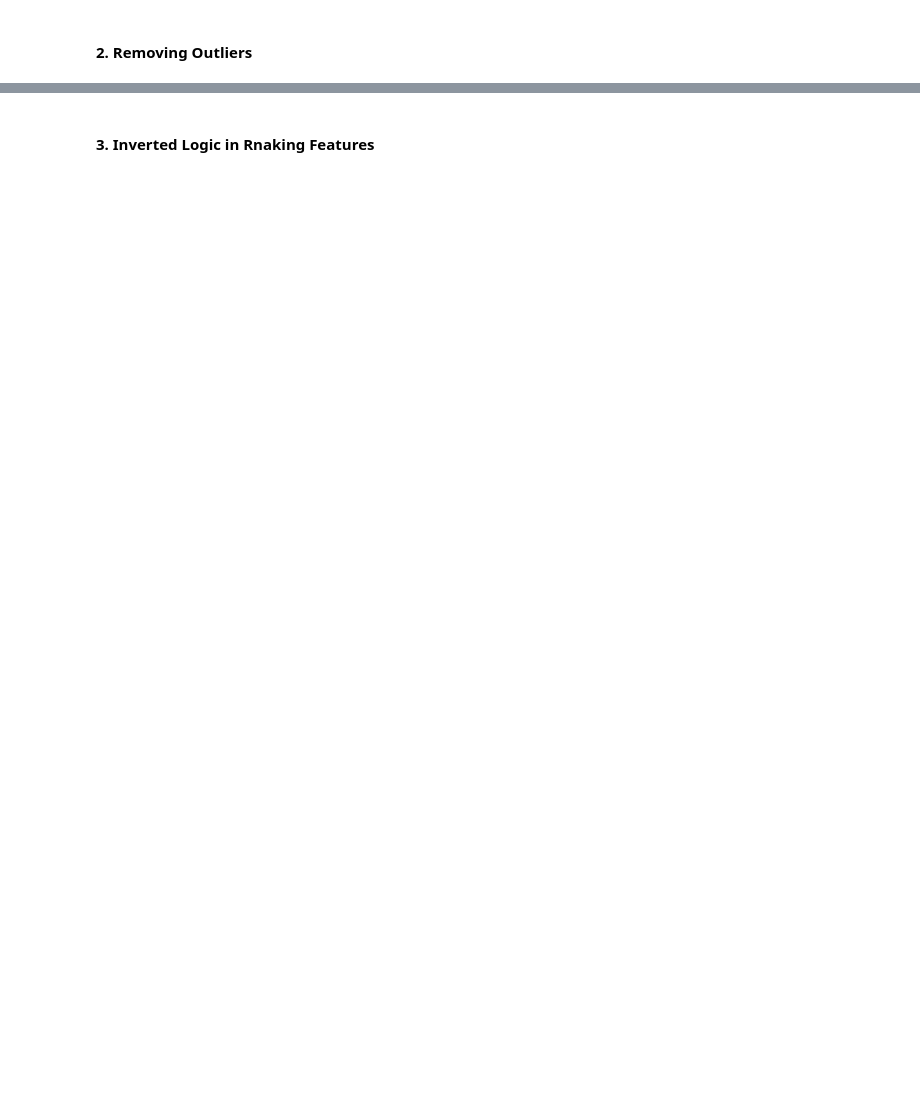
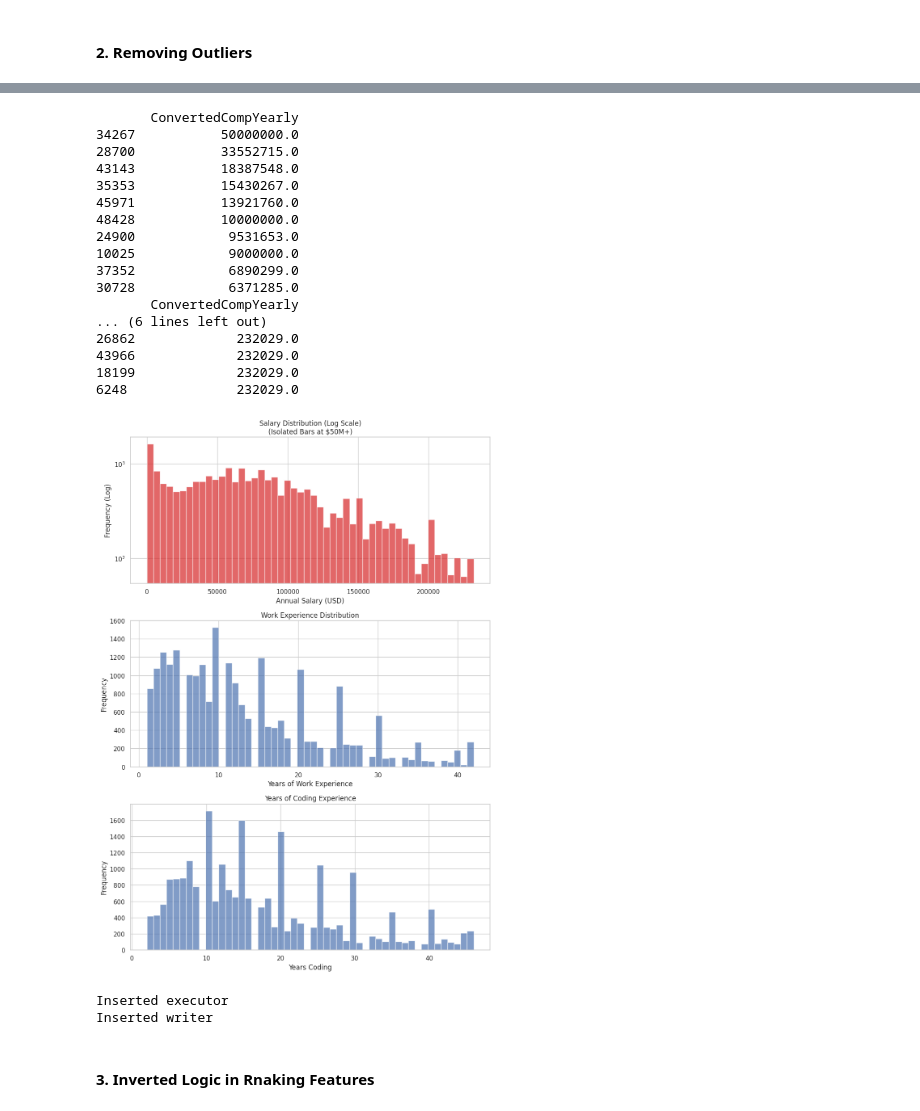
Before and after one commit to jonnyCap/BI---Data-Analytics, a Jupyter notebook: data-analytics-notebook.ipynb, the cells around one changed output, grey strips where cells are left out. Cells and saved outputs as stored; diff of their text form; code cells hidden in the pictures; blank space fills up the shorter version.

```diff
--- a/data-analytics-notebook.ipynb
+++ b/data-analytics-notebook.ipynb
@@ -1903,7 +2131,7 @@ def removeOutliers(df: pd.DataFrame, outliers_report: dict) -> pd.DataFrame:
     plt.title("Salary Distribution (Log Scale)\n(After Removing Top 3 Outliers)")
     plt.xlabel("Annual Salary (USD)")
     plt.ylabel("Frequency (Log)")"""
-    plot_outliers(dfNew)
+    plot_outliers(dfNew, 1)
     return dfNew
 
 
@@ -1921,33 +2149,54 @@ outlier_remover_executor = [
 engine.insert(outlier_remover_executor, prefixes=prefixes)
 
 print("Inserted executor")
 
 outlier_remover_uuid_writer = "c6b8ac8d-6662-4b90-8913-1846063a3211"
 td_comment2 = """
 Removed the outliers with the help of the 0,95 perceptile
 """
 
 outlier_remover_activity = [
     ':handle_outliers rdf:type prov:Activity .',
     ':handle_outliers rdfs:label "Remove extreme salary outliers above 99th percentile" .',
     ':handle_outliers sc:isPartOf :data_preparation_phase .',
     ':handle_outliers rdfs:comment \'Data Preparation\' .',
     f':handle_outliers rdfs:comment2 """{td_comment2}""" .',
     f':handle_outliers prov:startedAtTime "{start_time_td}"^^xsd:dateTime .',
     f':handle_outliers prov:endedAtTime "{end_time_td}"^^xsd:dateTime .',
     f':handle_outliers prov:qualifiedAssociation :{outlier_remover_uuid_writer} .',
     f':{outlier_remover_uuid_writer} prov:agent :{handle_outliers_code_writer} .',
     f':{outlier_remover_uuid_writer} rdf:type prov:Association .',
     f':{outlier_remover_uuid_writer} prov:hadRole :{code_writer_role} .',
     ':handle_outliers prov:used :processed_data .',
     ':cleaned_data_after_outliers rdf:type prov:Entity .',
     ':cleaned_data_after_outliers rdfs:label "Dataset after removing extreme salary outliers" .',
     ':cleaned_data_after_outliers prov:wasGeneratedBy :handle_outliers .',
     ':cleaned_data_after_outliers prov:wasDerivedFrom :processed_data .',
 ]
 engine.insert(outlier_remover_activity, prefixes=prefixes)
 
 print("Inserted writer")
+# %% [output]
+       ConvertedCompYearly
+34267           50000000.0
+28700           33552715.0
+43143           18387548.0
+35353           15430267.0
+45971           13921760.0
+48428           10000000.0
+24900            9531653.0
+10025            9000000.0
+37352            6890299.0
+30728            6371285.0
+       ConvertedCompYearly
+... (6 lines left out)
+26862             232029.0
+43966             232029.0
+18199             232029.0
+6248              232029.0
+[figure, added]
+Inserted executor
+Inserted writer
 # %% [markdown]
 #### 3. Inverted Logic in Rnaking Features
 # %%
```
Also changed, not shown: parts of 46 cells of this notebook, 25 other files.
